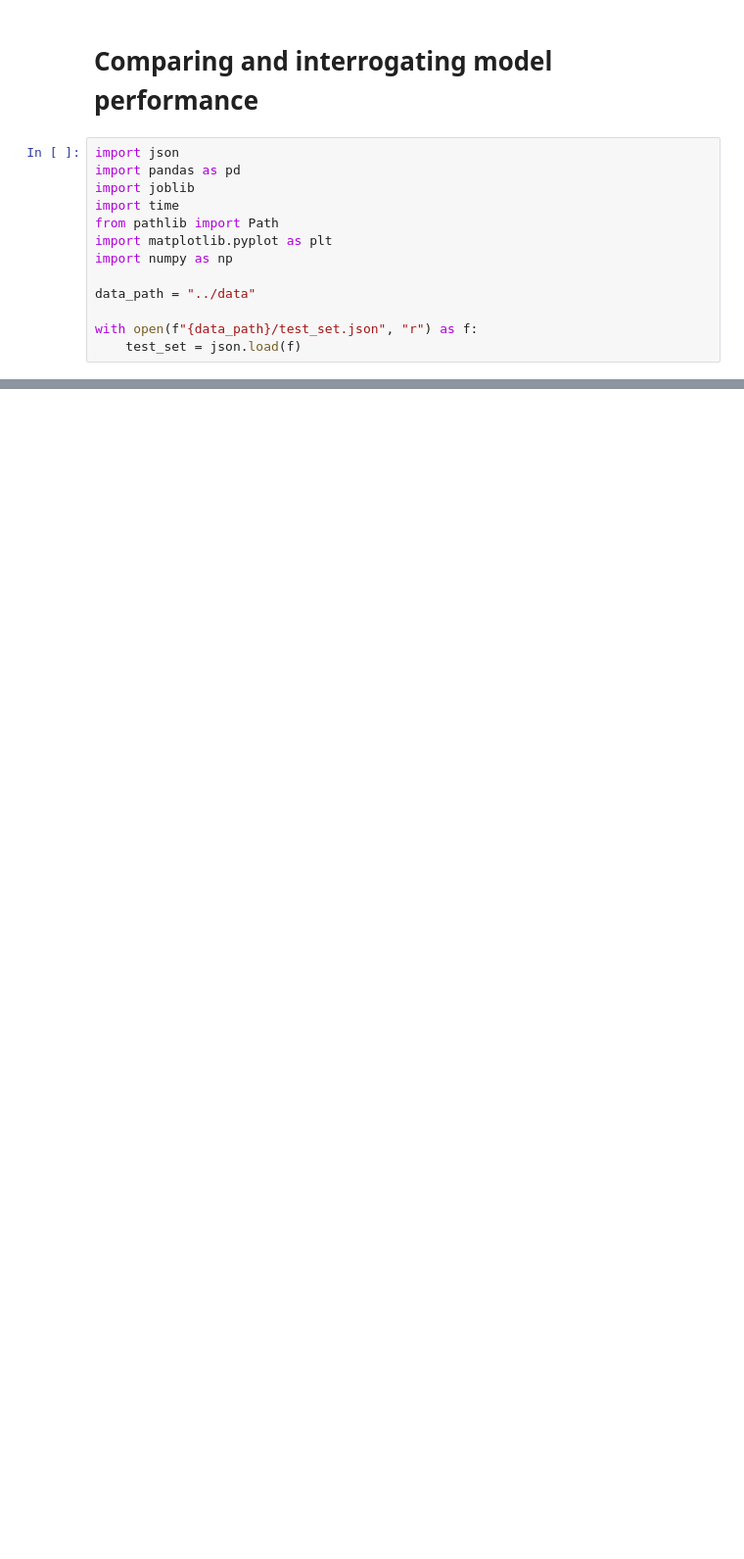
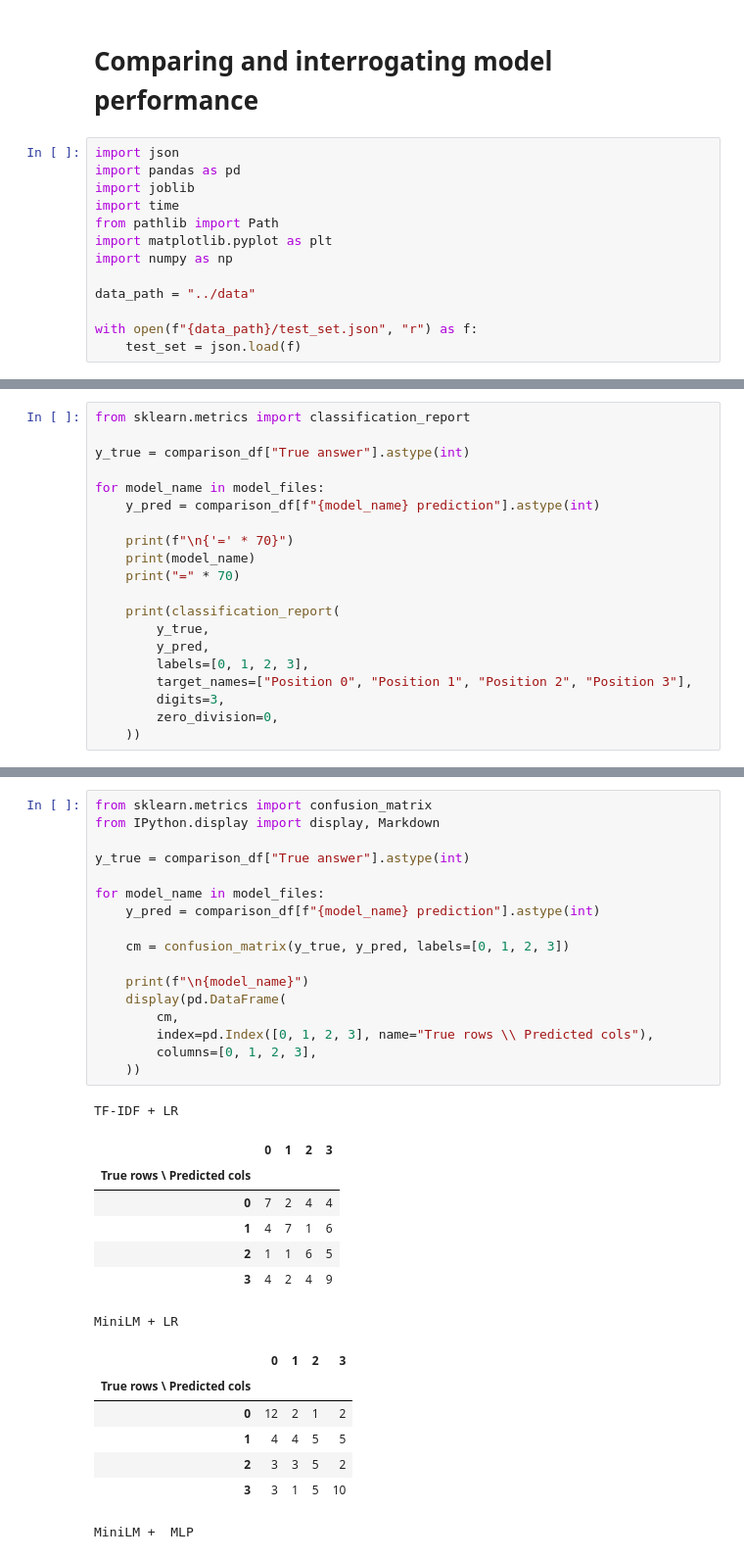
Before and after one commit to michael-jones34/three-headlines-and-a-lie, a Jupyter notebook: notebooks/data_comparison.ipynb, the cells around one changed output, grey strips where cells are left out. Shown at 98% size. Cells and saved outputs as stored; diff of their text form; blank space fills up the shorter version.

```diff
--- a/notebooks/data_comparison.ipynb
+++ b/notebooks/data_comparison.ipynb
@@ -165,0 +382,20 @@ Rows: 67
+# %%
+from sklearn.metrics import classification_report
+
+y_true = comparison_df["True answer"].astype(int)
+
+for model_name in model_files:
+    y_pred = comparison_df[f"{model_name} prediction"].astype(int)
+
+    print(f"\n{'=' * 70}")
+    print(model_name)
+    print("=" * 70)
+
+    print(classification_report(
+        y_true,
+        y_pred,
+        labels=[0, 1, 2, 3],
+        target_names=["Position 0", "Position 1", "Position 2", "Position 3"],
+        digits=3,
+        zero_division=0,
+    ))
@@ -165,0 +420,33 @@ Rows: 67
+# %%
+from sklearn.metrics import confusion_matrix
+from IPython.display import display, Markdown
+
+y_true = comparison_df["True answer"].astype(int)
+
+for model_name in model_files:
+    y_pred = comparison_df[f"{model_name} prediction"].astype(int)
+
+    cm = confusion_matrix(y_true, y_pred, labels=[0, 1, 2, 3])
+
+    print(f"\n{model_name}")
+    display(pd.DataFrame(
+        cm,
+        index=pd.Index([0, 1, 2, 3], name="True rows \\ Predicted cols"),
+        columns=[0, 1, 2, 3],
+    ))
+# %% [output]
+TF-IDF + LR
+|  | 0 | 1 | 2 | 3 |
+| True rows \ Predicted cols |  |  |  |  |
+| 0 | 7 | 2 | 4 | 4 |
+| 1 | 4 | 7 | 1 | 6 |
+| 2 | 1 | 1 | 6 | 5 |
+| 3 | 4 | 2 | 4 | 9 |
+MiniLM + LR
+|  | 0 | 1 | 2 | 3 |
+| True rows \ Predicted cols |  |  |  |  |
+| 0 | 12 | 2 | 1 | 2 |
+| 1 | 4 | 4 | 5 | 5 |
+| 2 | 3 | 3 | 5 | 2 |
+| 3 | 3 | 1 | 5 | 10 |
+MiniLM +  MLP
```
Also changed, not shown: parts of 10 cells of this notebook, 5 other files.
